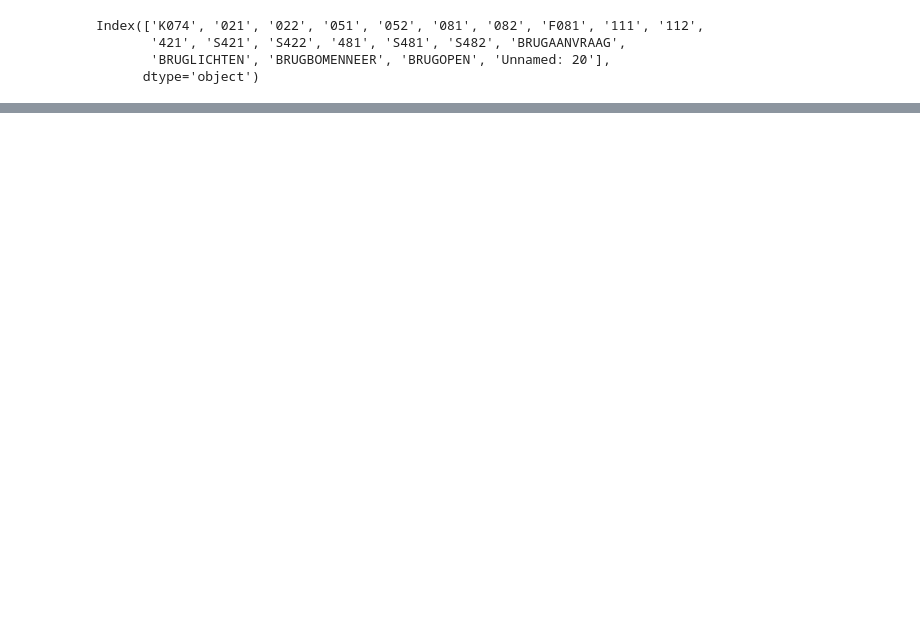
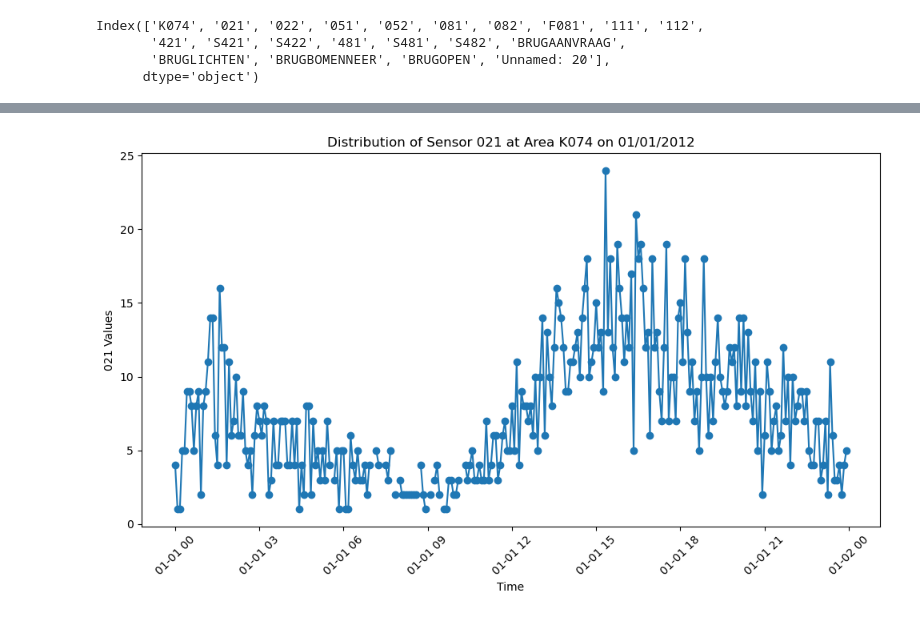
Before and after one commit to xuyou1999/Distance-Enhanced-Spatial-Pre-Training-DESPT, a Jupyter notebook: explore_data.ipynb, the cells around one changed output, grey strips where cells are left out. Saved outputs shown, nothing was run; the diff lists cells and outputs as text; code cells hidden in the pictures; blank space fills up the shorter version.

```diff
--- a/explore_data.ipynb
+++ b/explore_data.ipynb
@@ -90,6 +120,22 @@ df3.describe()
 | 50% | 12.000000 | 12.000000 | 10.000000 | 6.000000 | 11.000000 | 13.000000 | 11.000000 | 9.000000 | 10.000000 | 1.000000 | 1.000000 | ... |
 | 75% | 19.000000 | 21.000000 | 16.000000 | 11.000000 | 22.000000 | 22.000000 | 22.000000 | 16.000000 | 18.000000 | 2.000000 | 2.000000 | ... |
 | max | 47.000000 | 59.000000 | 58.000000 | 42.000000 | 76.000000 | 54.000000 | 76.000000 | 41.000000 | 51.000000 | 5.000000 | 5.000000 | ... |
+# %%
+df3 = df3.iloc[:-1]
+df3['K074'] = pd.to_datetime(df3['K074'])
+df3_first_day = df3[df3['K074'].dt.date == df3['K074'].dt.date.min()]
+
+# Plot the distribution of values in column '021' over time
+plt.figure(figsize=(10, 6))
+plt.plot(df3_first_day['K074'], df3_first_day['021'], marker='o')
+plt.title('Distribution of Sensor 021 at Area K074 on 01/01/2012')
+plt.xlabel('Time')
+plt.ylabel('021 Values')
+plt.xticks(rotation=45)
+plt.tight_layout()  # Adjust layout to prevent clipping of tick-labels
+plt.show()
+# %% [output]
+[figure, added]
 # %%
 df4 = pd.read_csv('data/Hauge/K415/K415-2018-1-.csv', sep=';')
 # %%
```
Also changed, not shown: parts of 8 cells of this notebook, 4 other files.
